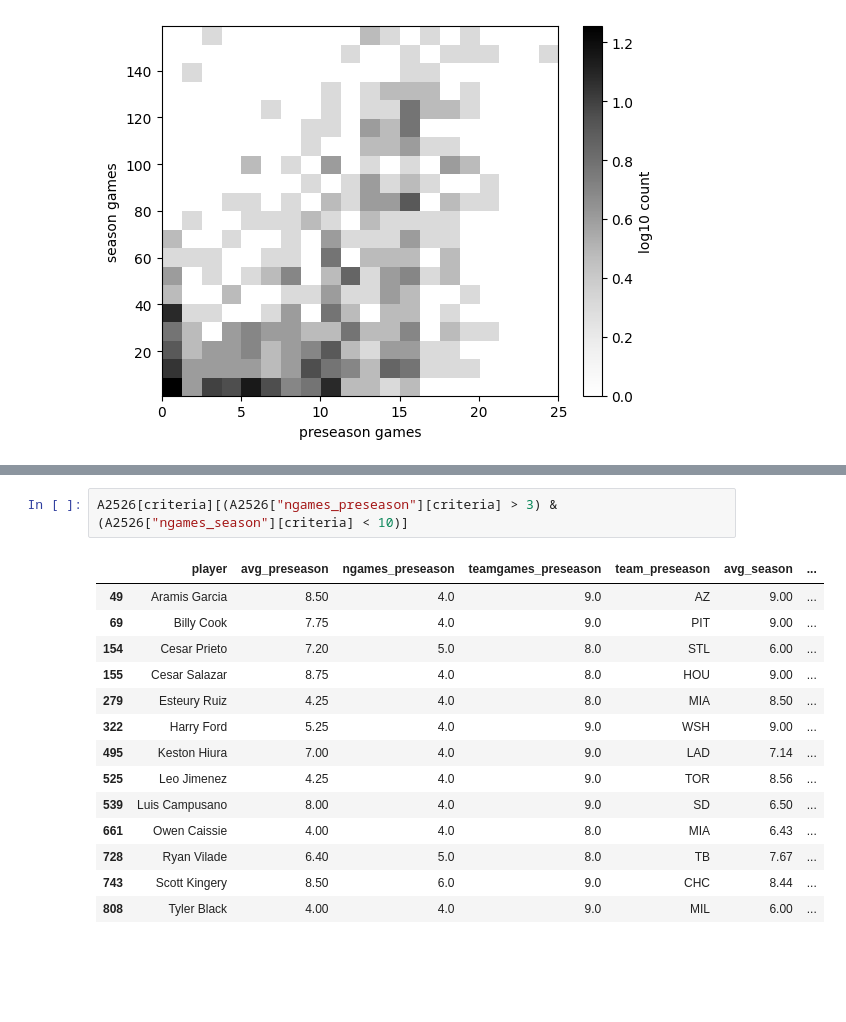
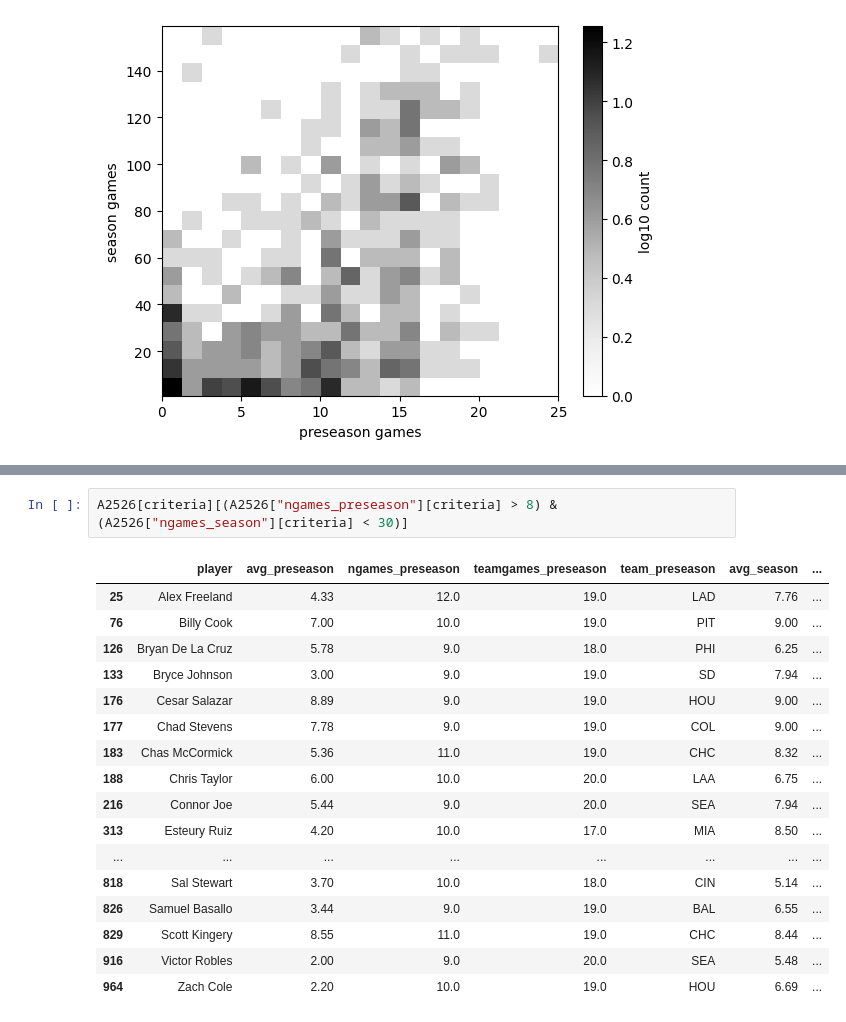
Before and after one commit to fantasy-toolz/batting-order, a Jupyter notebook: notebooks/Preseason-Predictions.ipynb, the cells around one changed output, grey strips where cells are left out. Cells and saved outputs as stored; diff of their text form; blank space fills up the shorter version.

```diff
--- a/notebooks/Preseason-Predictions.ipynb
+++ b/notebooks/Preseason-Predictions.ipynb
@@ -69,17 +69,20 @@ Text(0, 0.5, 'season games')
 # %%
-A2526[criteria][(A2526["ngames_preseason"][criteria] > 3) & (A2526["ngames_season"][criteria] < 10)]
+A2526[criteria][(A2526["ngames_preseason"][criteria] > 8) & (A2526["ngames_season"][criteria] < 30)]
 # %% [output]
 |  | player | avg_preseason | ngames_preseason | teamgames_preseason | team_preseason | avg_season | ... |
-| 49 | Aramis Garcia | 8.50 | 4.0 | 9.0 | AZ | 9.00 | ... |
-| 69 | Billy Cook | 7.75 | 4.0 | 9.0 | PIT | 9.00 | ... |
-| 154 | Cesar Prieto | 7.20 | 5.0 | 8.0 | STL | 6.00 | ... |
-| 155 | Cesar Salazar | 8.75 | 4.0 | 8.0 | HOU | 9.00 | ... |
-| 279 | Esteury Ruiz | 4.25 | 4.0 | 8.0 | MIA | 8.50 | ... |
-| 322 | Harry Ford | 5.25 | 4.0 | 9.0 | WSH | 9.00 | ... |
-| 495 | Keston Hiura | 7.00 | 4.0 | 9.0 | LAD | 7.14 | ... |
-| 525 | Leo Jimenez | 4.25 | 4.0 | 9.0 | TOR | 8.56 | ... |
-| 539 | Luis Campusano | 8.00 | 4.0 | 9.0 | SD | 6.50 | ... |
-| 661 | Owen Caissie | 4.00 | 4.0 | 8.0 | MIA | 6.43 | ... |
-| 728 | Ryan Vilade | 6.40 | 5.0 | 8.0 | TB | 7.67 | ... |
-| 743 | Scott Kingery | 8.50 | 6.0 | 9.0 | CHC | 8.44 | ... |
-| 808 | Tyler Black | 4.00 | 4.0 | 9.0 | MIL | 6.00 | ... |
+| 25 | Alex Freeland | 4.33 | 12.0 | 19.0 | LAD | 7.76 | ... |
+| 76 | Billy Cook | 7.00 | 10.0 | 19.0 | PIT | 9.00 | ... |
+| 126 | Bryan De La Cruz | 5.78 | 9.0 | 18.0 | PHI | 6.25 | ... |
+| 133 | Bryce Johnson | 3.00 | 9.0 | 19.0 | SD | 7.94 | ... |
+| 176 | Cesar Salazar | 8.89 | 9.0 | 19.0 | HOU | 9.00 | ... |
+| 177 | Chad Stevens | 7.78 | 9.0 | 19.0 | COL | 9.00 | ... |
+| 183 | Chas McCormick | 5.36 | 11.0 | 19.0 | CHC | 8.32 | ... |
+| 188 | Chris Taylor | 6.00 | 10.0 | 20.0 | LAA | 6.75 | ... |
+| 216 | Connor Joe | 5.44 | 9.0 | 20.0 | SEA | 7.94 | ... |
+| 313 | Esteury Ruiz | 4.20 | 10.0 | 17.0 | MIA | 8.50 | ... |
+| ... | ... | ... | ... | ... | ... | ... | ... |
+| 818 | Sal Stewart | 3.70 | 10.0 | 18.0 | CIN | 5.14 | ... |
+| 826 | Samuel Basallo | 3.44 | 9.0 | 19.0 | BAL | 6.55 | ... |
+| 829 | Scott Kingery | 8.55 | 11.0 | 19.0 | CHC | 8.44 | ... |
+| 916 | Victor Robles | 2.00 | 9.0 | 20.0 | SEA | 5.48 | ... |
+| 964 | Zach Cole | 2.20 | 10.0 | 19.0 | HOU | 6.69 | ... |
```
Also changed, not shown: parts of 1 cell of this notebook, 33 other files.
